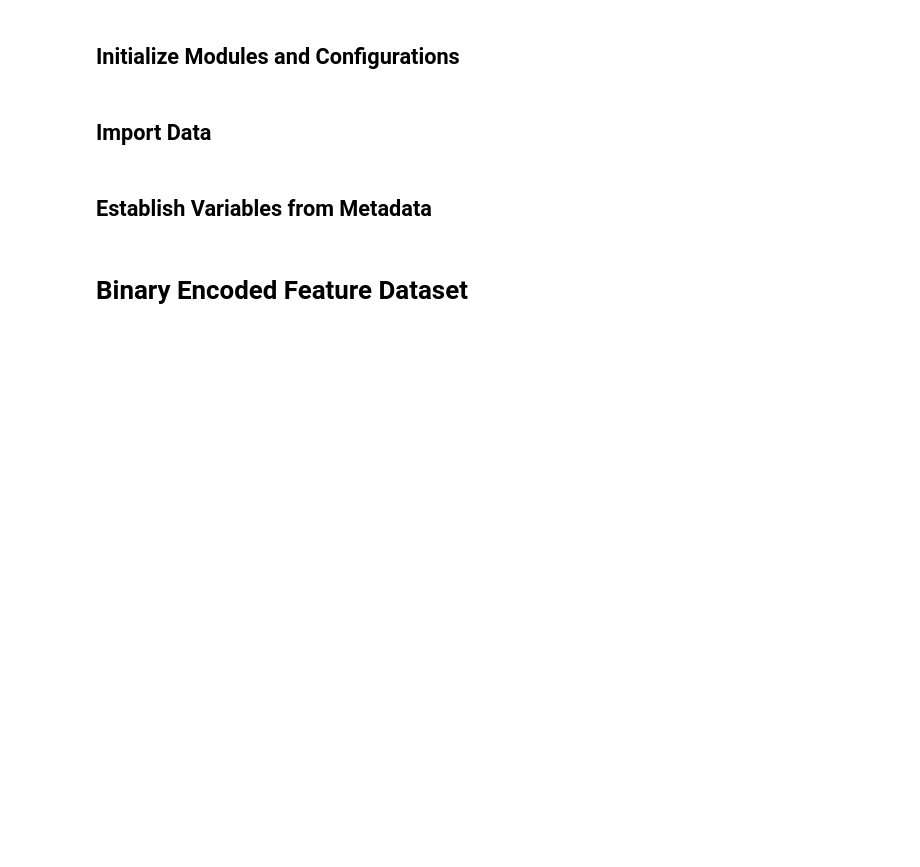
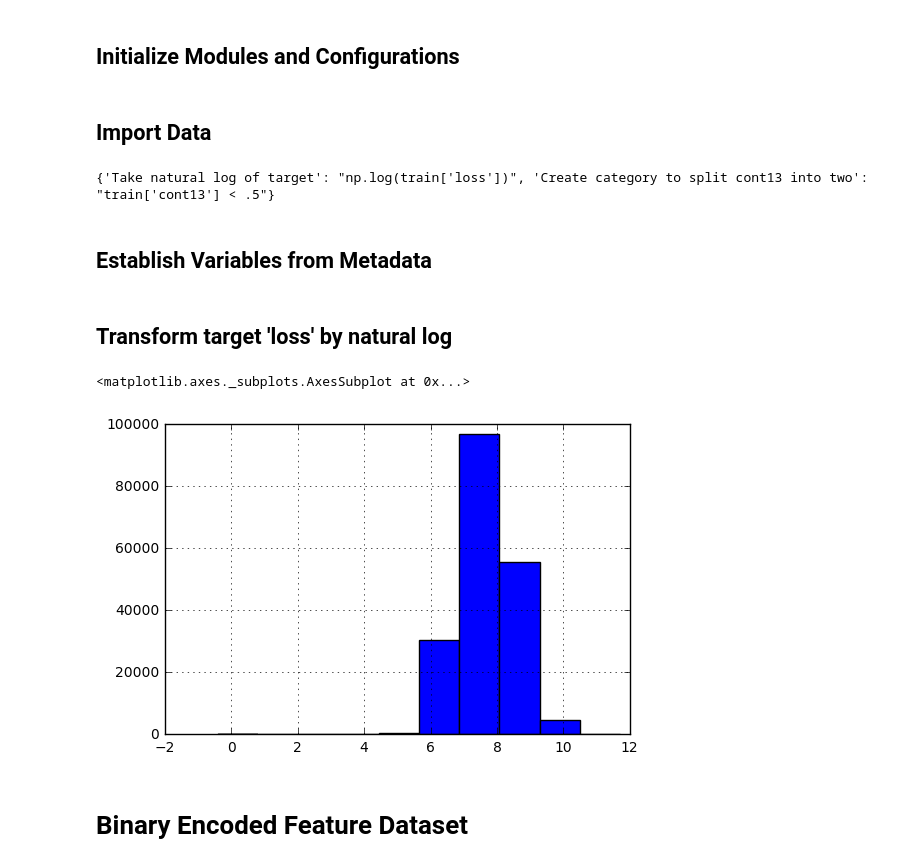
Before and after one commit to rlshuhart/Allstate_Claims_Severity, a Jupyter notebook: notebooks/2_Data_Preparation.ipynb, the cells around one changed output. Cells and saved outputs as stored; diff of their text form; code cells hidden in the pictures; blank space fills up the shorter version.

Commit message:
clean up. implemented log of  target

```diff
--- a/notebooks/2_Data_Preparation.ipynb
+++ b/notebooks/2_Data_Preparation.ipynb
@@ -21,6 +21,12 @@ meta_data = pd.read_csv("../references/training_metadata.csv")
 
 # Import variables to drop determined in exploratory
 cont_names_to_drop = pickle.load(open("../data/interim/cont_names_to_drop.p", "rb" ))
+
+# Tasks
+tasks = pickle.load(open( "../data/interim/data_prep_tasks.p", "rb" ))
+print(tasks)
+# %% [output]
+{'Take natural log of target': "np.log(train['loss'])", 'Create category to split cont13 into two': "train['cont13'] < .5"}
 # %% [markdown]
 ## Establish Variables from Metadata
 # %%
@@ -30,6 +36,15 @@ cont_names = meta_data[(meta_data['Data Type']=='float64') &
                        (meta_data['Variable']!='loss')]['Variable']
 
 cont_names_final = cont_names[~cont_names.isin(cont_names_to_drop)]
+# %% [markdown]
+## Transform target 'loss' by natural log
+# %%
+%matplotlib inline
+target = np.log(train['loss'])
+target.hist()
+# %% [output]
+<matplotlib.axes._subplots.AxesSubplot at 0x...>
+[figure, added]
 # %% [markdown]
 # Binary Encoded Feature Dataset
 # %%
```
Also changed, not shown: parts of 2 cells of this notebook, 4 other files.
